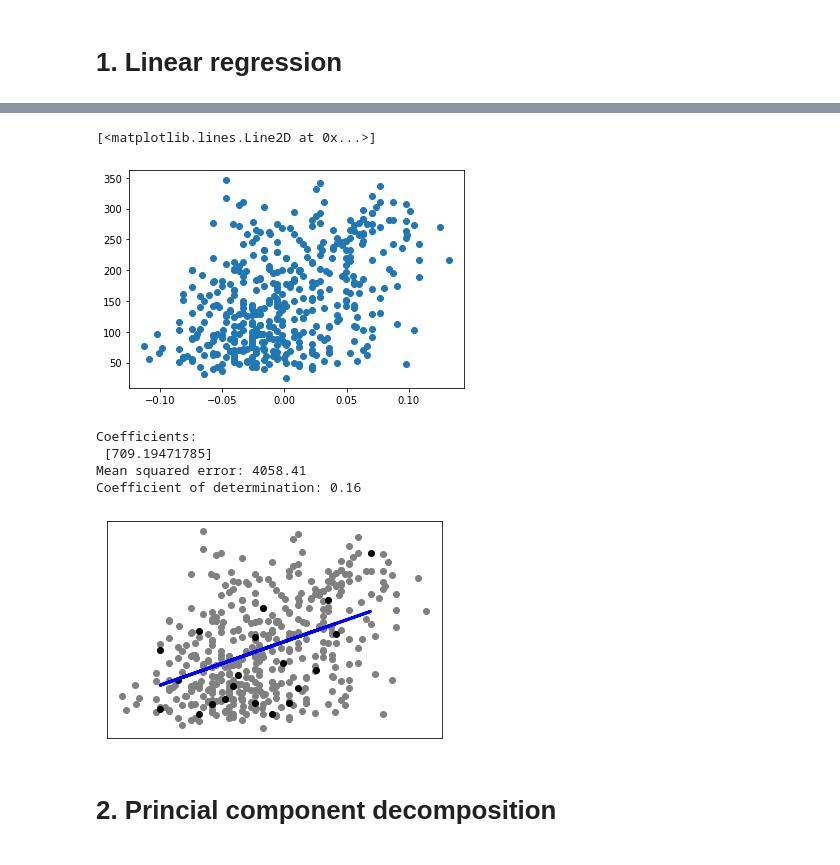
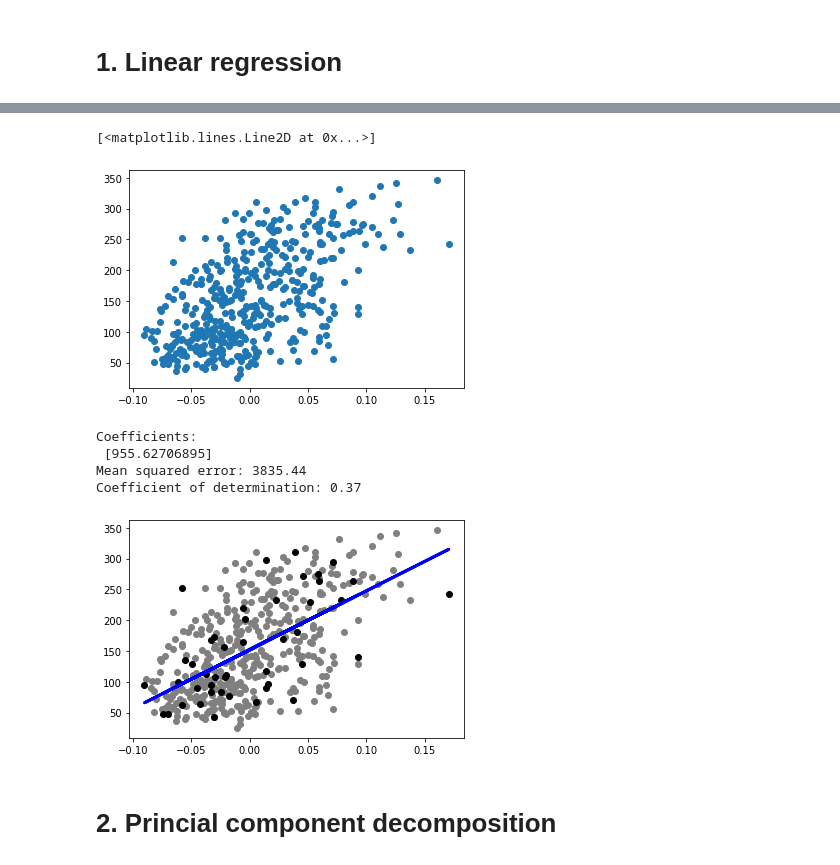
Before and after one commit to inrok86/cbpc, a Jupyter notebook: scikit.ipynb, the cells around one changed output, grey strips where cells are left out. Drawn from its saved outputs; the diff is of its cells as text; code cells hidden in the pictures.

```diff
--- a/scikit.ipynb
+++ b/scikit.ipynb
@@ -12,7 +12,11 @@ import pandas as pd
 # 1. Linear regression
 # %%
 from sklearn import datasets, linear_model
+from sklearn.model_selection import train_test_split
 from sklearn.metrics import mean_squared_error, r2_score
 
 # Load the diabetes dataset
-diabetes_X, diabetes_y = datasets.load_diabetes(return_X_y=True)
+diabetes = datasets.load_diabetes()
+diabetes_data=pd.DataFrame(diabetes.data, columns=diabetes.feature_names)
+sns.pairplot(diabetes_data[['sex','bmi','s1','s2','s3']])
+print(diabetes.DESCR)
@@ -19,18 +42,15 @@ diabetes_X, diabetes_y = datasets.load_diabetes(return_X_y=True)
 # %%
-selection=3
-plt.plot(diabetes_X[:,selection],diabetes_y,'o')
+selection="bmi"
+plt.plot(diabetes_data[selection],diabetes.target,'o')
 # %% [output]
 [<matplotlib.lines.Line2D at 0x...>]
-[figure, old version]
+[figure, new version]
 # %%
 # Use only one feature
-diabetes_X_single = diabetes_X[:, np.newaxis, selection]
+diabetes_X_single = diabetes_data[selection].to_numpy().reshape((-1,1))
 
 # Split the data into training/testing sets
-diabetes_X_train = diabetes_X_single[:-20]
-diabetes_X_test = diabetes_X_single[-20:]
-diabetes_y_train = diabetes_y[:-20]
-diabetes_y_test = diabetes_y[-20:]
+diabetes_X_train,diabetes_X_test,diabetes_y_train,diabetes_y_test=train_test_split(diabetes_X_single,diabetes.target,test_size=0.1,random_state=42)
 
 # Create linear regression object
 regr = linear_model.LinearRegression()
@@ -47,21 +67,21 @@ print('Mean squared error: %.2f'%mean_squared_error(diabetes_y_test, diabetes_y_
 print('Coefficient of determination: %.2f'%r2_score(diabetes_y_test, diabetes_y_pred))
 # %% [output]
 Coefficients:
- [709.19471785]
-Mean squared error: 4058.41
-Coefficient of determination: 0.16
+ [955.62706895]
+Mean squared error: 3835.44
+Coefficient of determination: 0.37
 # %%
 # Plot outputs
 plt.scatter(diabetes_X_train, diabetes_y_train,  color='gray')
 plt.scatter(diabetes_X_test, diabetes_y_test,  color='black')
 plt.plot(diabetes_X_test, diabetes_y_pred, color='blue', linewidth=3)
 
-plt.xticks(())
-plt.yticks(())
+# plt.xticks(())
+# plt.yticks(())
 
 plt.show()
 # %% [output]
-[figure, old version]
+[figure, new version]
 # %% [markdown]
 # 2. Princial component decomposition
 # %%
```
Also changed, not shown: parts of 11 cells of this notebook.
